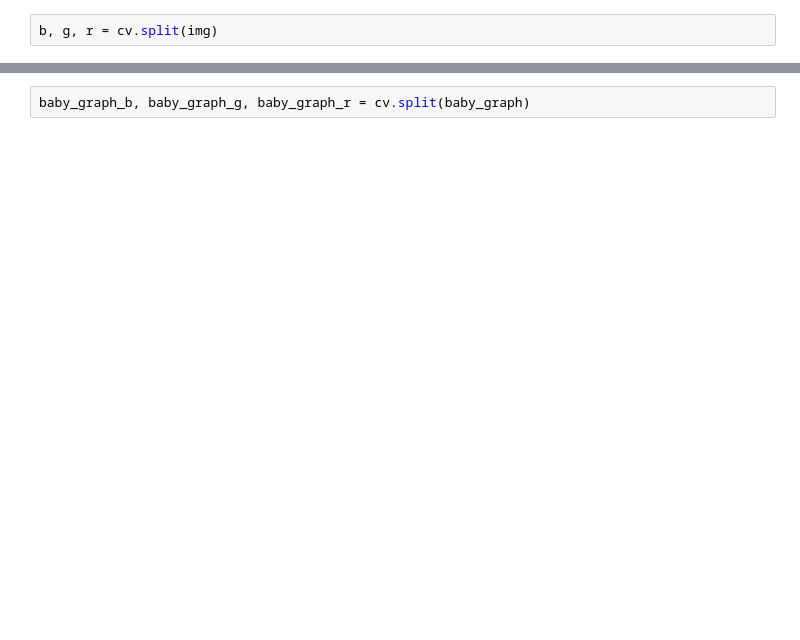
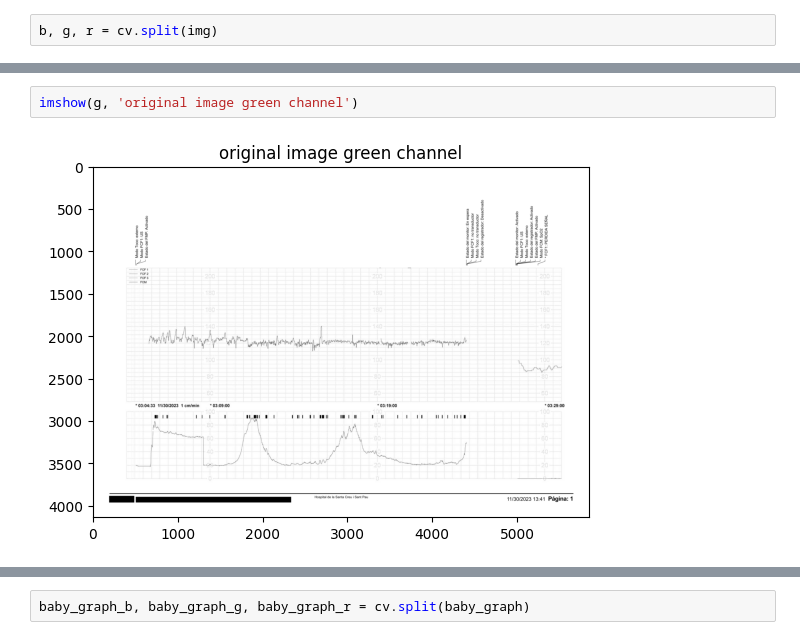
Before and after one commit to bayonapro/bitsxlamarato-2023, a Jupyter notebook: get_data.ipynb, the cells around one changed output, grey strips where cells are left out. Cells and saved outputs as stored; diff of their text form; blank space fills up the shorter version.

```diff
--- a/get_data.ipynb
+++ b/get_data.ipynb
@@ -30,0 +60,4 @@ imshow(b, 'b')
+# %%
+imshow(g, 'original image green channel')
+# %% [output]
+[figure, added]
```
Also changed, not shown: parts of 50 cells of this notebook.
